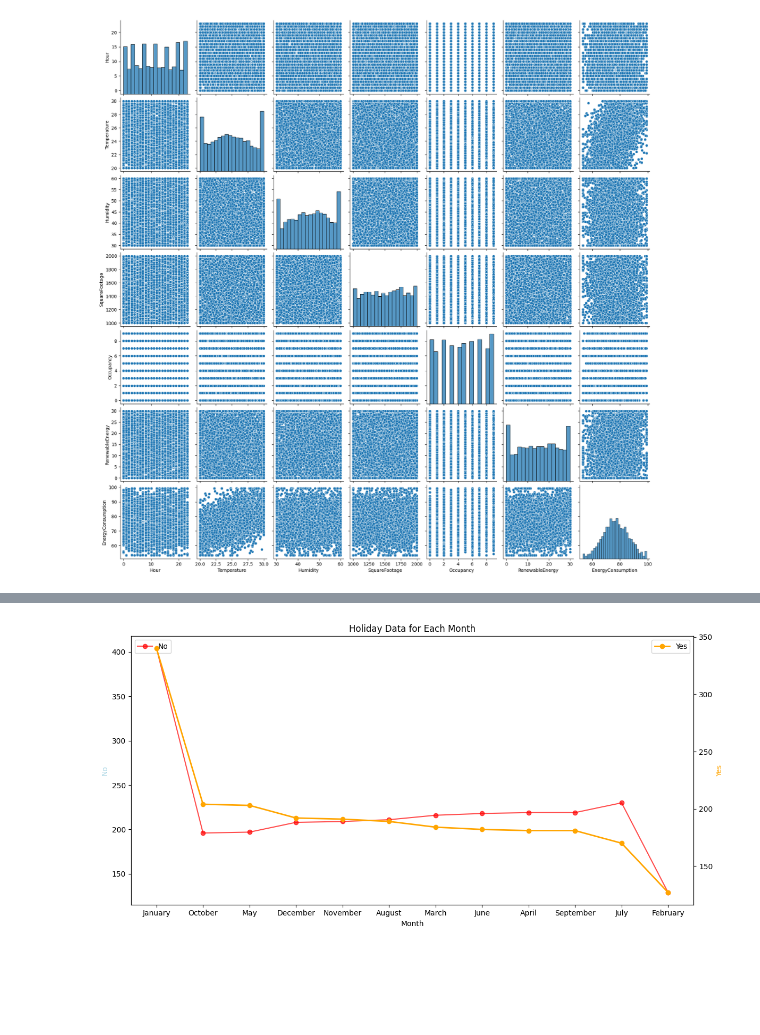
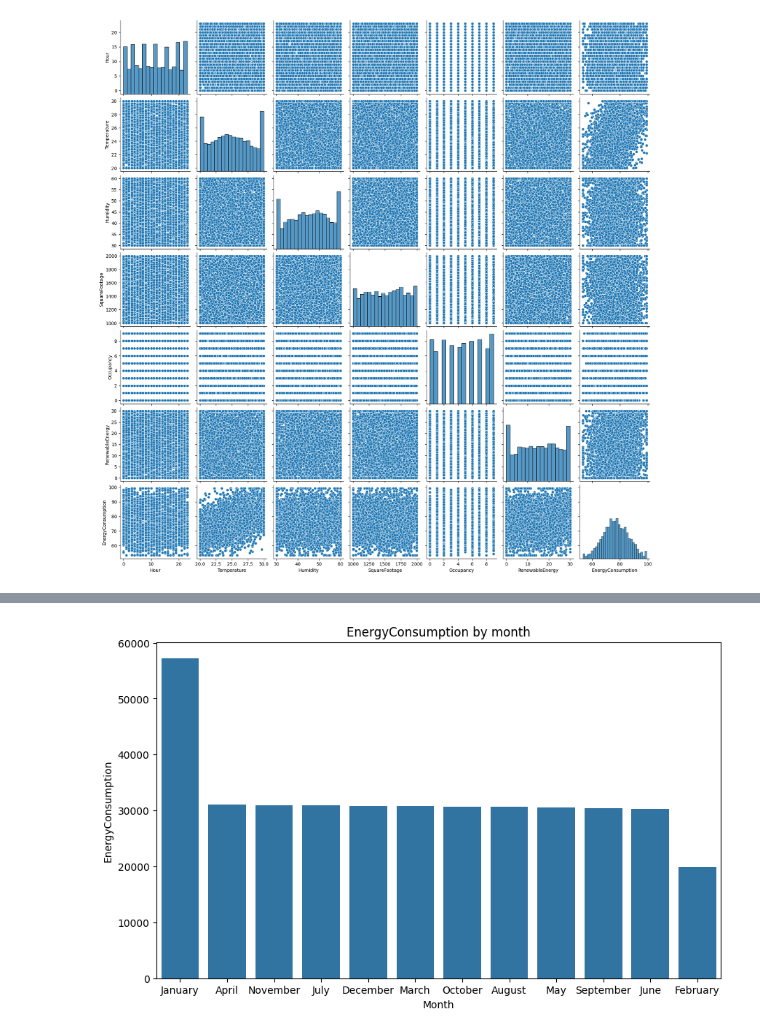
Before and after one commit to RickOti23/Python, a Jupyter notebook: Energy_Consumption.ipynb, the cells around one changed output, grey strips where cells are left out. Cells and saved outputs as stored; diff of their text form; code cells hidden in the pictures; blank space fills up the shorter version.

```diff
--- a/Energy_Consumption.ipynb
+++ b/Energy_Consumption.ipynb
@@ -105,31 +90,9 @@ plt.show() #energy consumption high in the month of January
-# %%
-w = df.groupby("Month")["Holiday"].value_counts().unstack().reset_index()
-w["Month"] = w["Month"].map(days)
-w.sort_values(by="Yes",ascending=False,inplace=True)
-fig, ax1 = plt.subplots(figsize=(12,6))
-
-# Plotting the 'No' values as bars
-# w['Holiday'] is the index, w.index should be used instead.
-ax1.plot(w["Month"], w['No'], color='red', label='No', alpha=0.7,marker='o')
-
-# Creating a second y-axis to plot 'Yes' values
-ax2 = ax1.twinx()
-# w['Holiday'] is the index, w.index should be used instead.
-ax2.plot(w["Month"], w['Yes'], color='orange', marker='o', label='Yes', linewidth=2)
-
-# Adding labels and title
-ax1.set_xlabel('Month')
-ax1.set_ylabel('No', color='lightblue')
-ax2.set_ylabel('Yes', color='orange')
-plt.title('Holiday Data for Each Month')
-
-# Displaying the legend
-ax1.legend(loc='upper left')
-ax2.legend(loc='upper right')
-
-# Show the chart
-plt.xticks(rotation=45)
-plt.tight_layout()
-plt.show()
-# %% [output]
-[figure, removed]
+# %%
+plt.figure(figsize=(10,6))
+x = df.groupby("Month")["EnergyConsumption"].sum().sort_values(ascending=False)
+sns.barplot(x=x.index,y=x.values)
+plt.title("EnergyConsumption by month")
+plt.ylabel("EnergyConsumption")
+plt.show()
+# %% [output]
+[figure, added]
```
Also changed, not shown: parts of 16 cells of this notebook.
